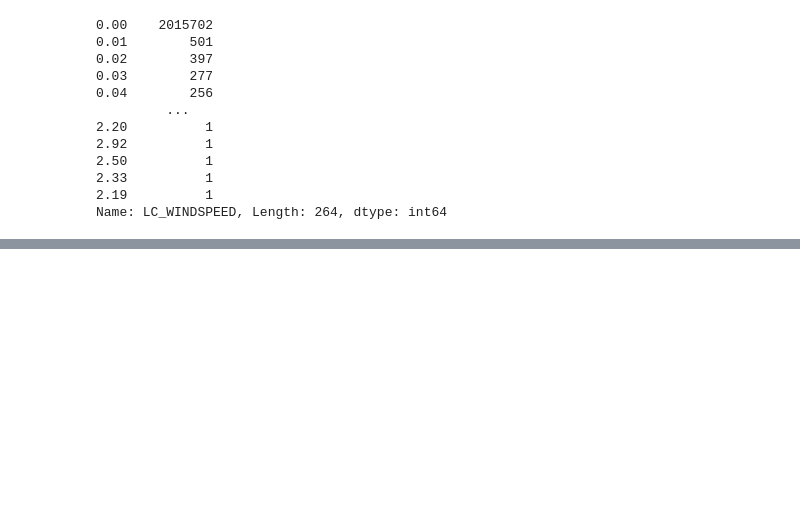
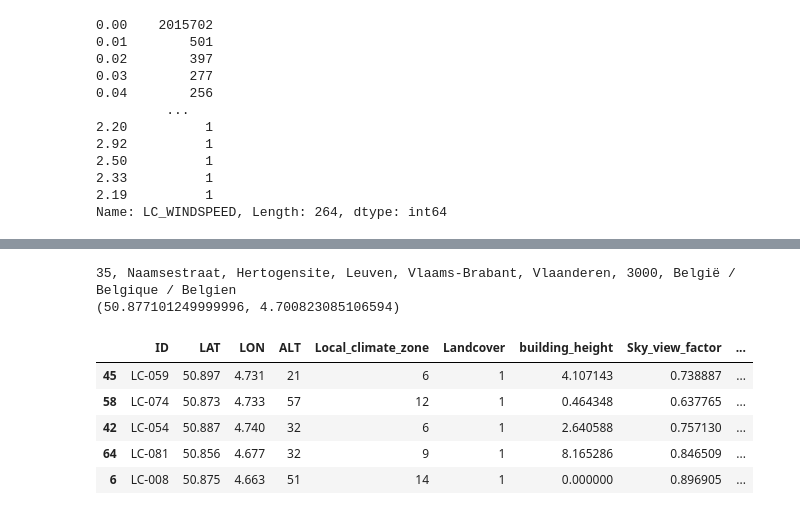
Before and after one commit to vavald/MDA_Switzerland, a Jupyter notebook: EDA_weather/EDA_weather.ipynb, the cells around one changed output, grey strips where cells are left out. Cells and saved outputs as stored; diff of their text form; code cells hidden in the pictures; blank space fills up the shorter version.

```diff
--- a/EDA_weather/EDA_weather.ipynb
+++ b/EDA_weather/EDA_weather.ipynb
@@ -226,0 +247,26 @@ Name: LC_WINDSPEED, Length: 264, dtype: int64
+# %%
+# use geopy to find the ID of the closest weather station to the location with coordinates: 50.8771422, 4.7007241
+from geopy.distance import geodesic
+from geopy.geocoders import Nominatim
+geolocator = Nominatim(user_agent="my_user_agent")
+location = geolocator.reverse("50.8771422, 4.7007241")
+print(location.address)
+print((location.latitude, location.longitude))
+# find the distance between the location and the weather stations
+distances = []
+for i in range(meta.shape[0]):
+    distances.append(geodesic((location.latitude, location.longitude), (meta['LAT'][i], meta['LON'][i])).km)
+# add the distances to the meta dataframe
+meta['distance'] = distances
+# sort the dataframe by distance
+meta.sort_values(by=['distance'], inplace=True)
+meta.head()
+# %% [output]
+35, Naamsestraat, Hertogensite, Leuven, Vlaams-Brabant, Vlaanderen, 3000, België / Belgique / Belgien
+(50.877101249999996, 4.700823085106594)
+|  | ID | LAT | LON | ALT | Local_climate_zone | Landcover | building_height | Sky_view_factor | ... |
+| 45 | LC-059 | 50.897 | 4.731 | 21 | 6 | 1 | 4.107143 | 0.738887 | ... |
+| 58 | LC-074 | 50.873 | 4.733 | 57 | 12 | 1 | 0.464348 | 0.637765 | ... |
+| 42 | LC-054 | 50.887 | 4.740 | 32 | 6 | 1 | 2.640588 | 0.757130 | ... |
+| 64 | LC-081 | 50.856 | 4.677 | 32 | 9 | 1 | 8.165286 | 0.846509 | ... |
+| 6 | LC-008 | 50.875 | 4.663 | 51 | 14 | 1 | 0.000000 | 0.896905 | ... |
```
Also changed, not shown: parts of 8 cells of this notebook, 1 other file.
